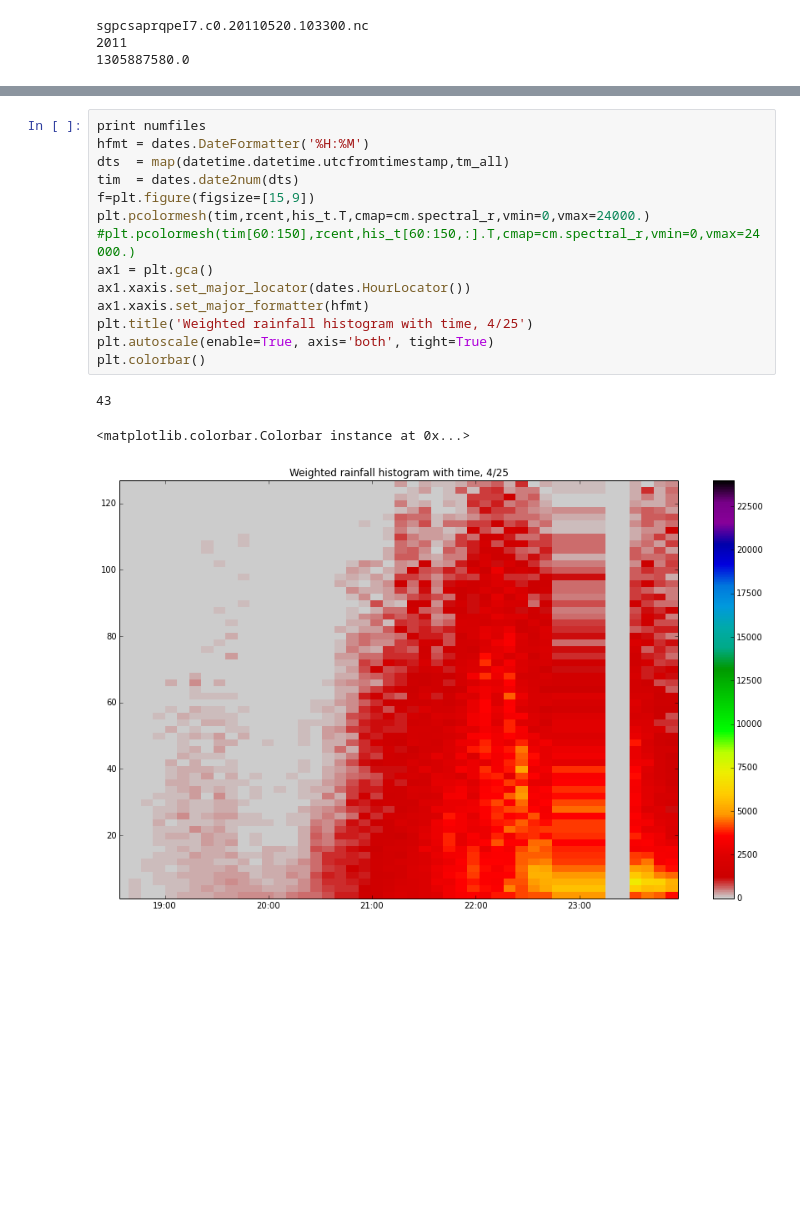
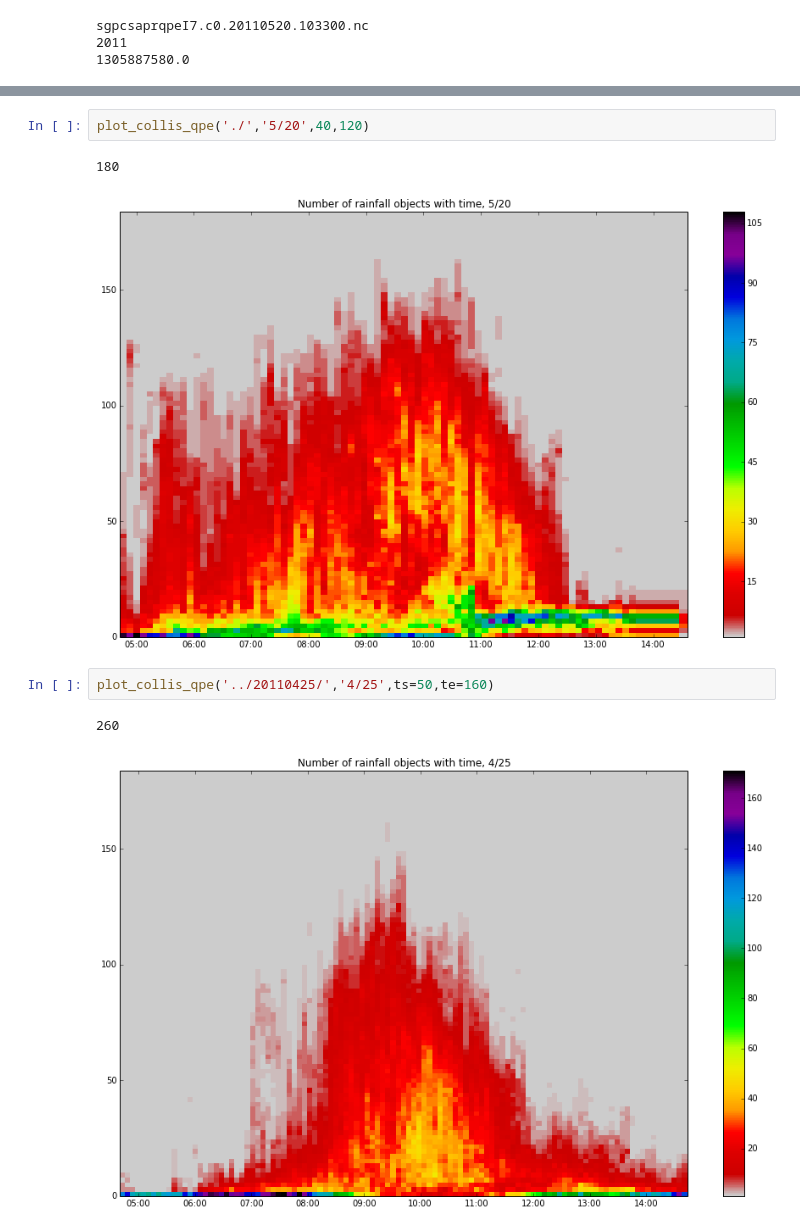
Before and after one commit to mvanlierwalq/IPy_NB_Public, a Jupyter notebook: csapr_qpe_analyze.ipynb, the cells around one changed output, grey strips where cells are left out. Drawn from its saved outputs; the diff is of its cells as text; blank space fills up the shorter version.

```diff
--- a/csapr_qpe_analyze.ipynb
+++ b/csapr_qpe_analyze.ipynb
@@ -261,18 +235,10 @@ for i in range(numfiles):
-# %%
-print numfiles
-hfmt = dates.DateFormatter('%H:%M')
-dts  = map(datetime.datetime.utcfromtimestamp,tm_all)
-tim  = dates.date2num(dts)
-f=plt.figure(figsize=[15,9])
-plt.pcolormesh(tim,rcent,his_t.T,cmap=cm.spectral_r,vmin=0,vmax=24000.)
-#plt.pcolormesh(tim[60:150],rcent,his_t[60:150,:].T,cmap=cm.spectral_r,vmin=0,vmax=24000.)
-ax1 = plt.gca()
-ax1.xaxis.set_major_locator(dates.HourLocator())
-ax1.xaxis.set_major_formatter(hfmt)
-plt.title('Weighted rainfall histogram with time, 4/25')
-plt.autoscale(enable=True, axis='both', tight=True)
-plt.colorbar()
-# %% [output]
-43
-<matplotlib.colorbar.Colorbar instance at 0x...>
-[figure, removed]
+# %%
+plot_collis_qpe('./','5/20',40,120)
+# %% [output]
+180
+[figure, added]
+# %%
+plot_collis_qpe('../20110425/','4/25',ts=50,te=160)
+# %% [output]
+260
+[figure, added]
```
Also changed, not shown: parts of 13 cells of this notebook.
